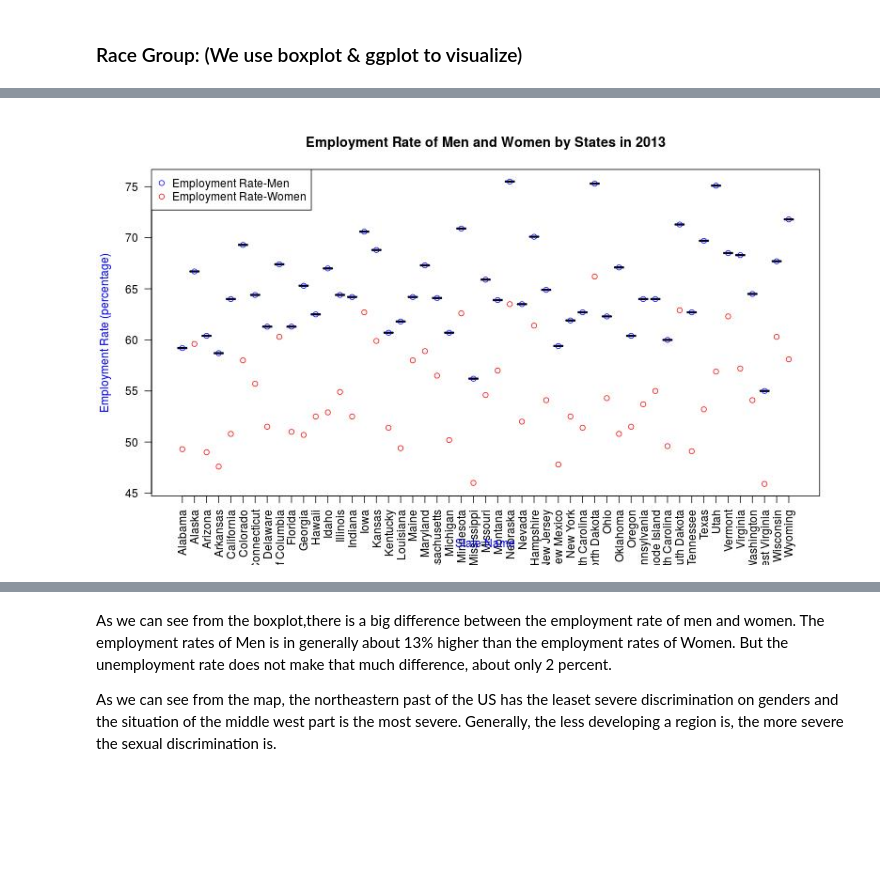
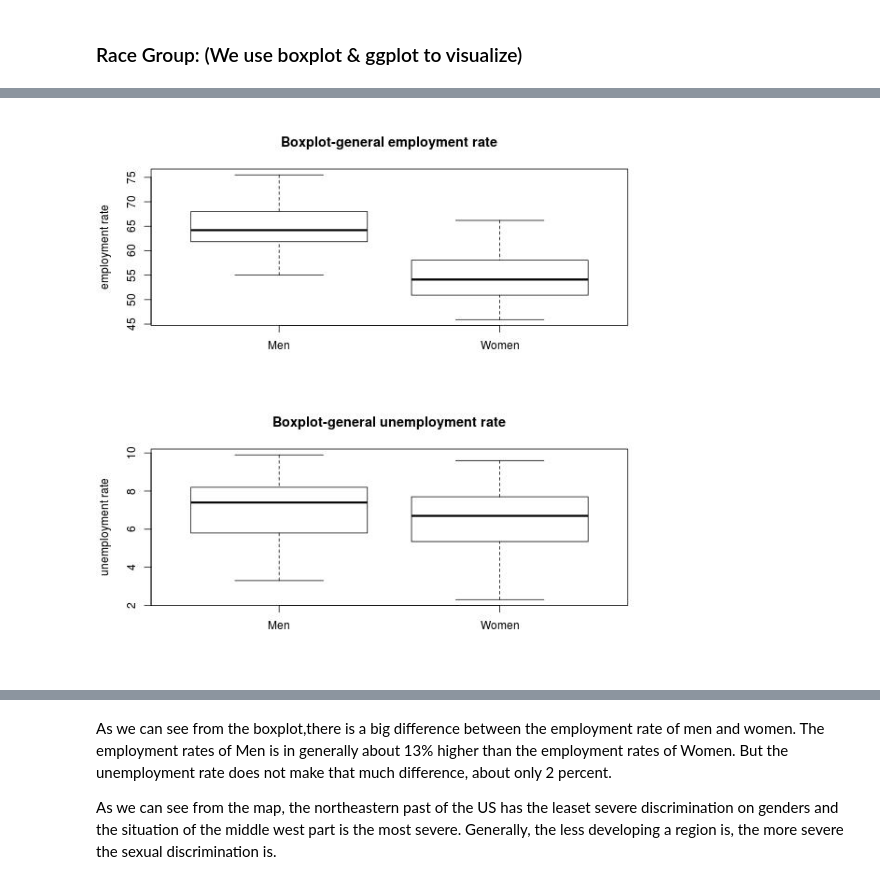
Before and after one commit to yuhanw/Team_Four.0, a Jupyter notebook: notebooks/NB4_project_report.ipynb, the cells around one changed output, grey strips where cells are left out. Cells and saved outputs as stored; diff of their text form; code cells hidden in the pictures; blank space fills up the shorter version.

```diff
--- a/notebooks/NB4_project_report.ipynb
+++ b/notebooks/NB4_project_report.ipynb
@@ -258,6 +259,4 @@ setwd('../visualizations')
-# %%
-Image("Employment Rate of Men and Women by States in 2013.jpeg")
-# %% [output]
-[figure, removed]
 # %%
-#MH This is the place for map of genral sex
+Image('summary general.jpeg') # MYJ This is the place for your ggplot of general sex employment difference
+# %% [output]
+[figure, added]
```
Also changed, not shown: parts of 21 cells of this notebook.
